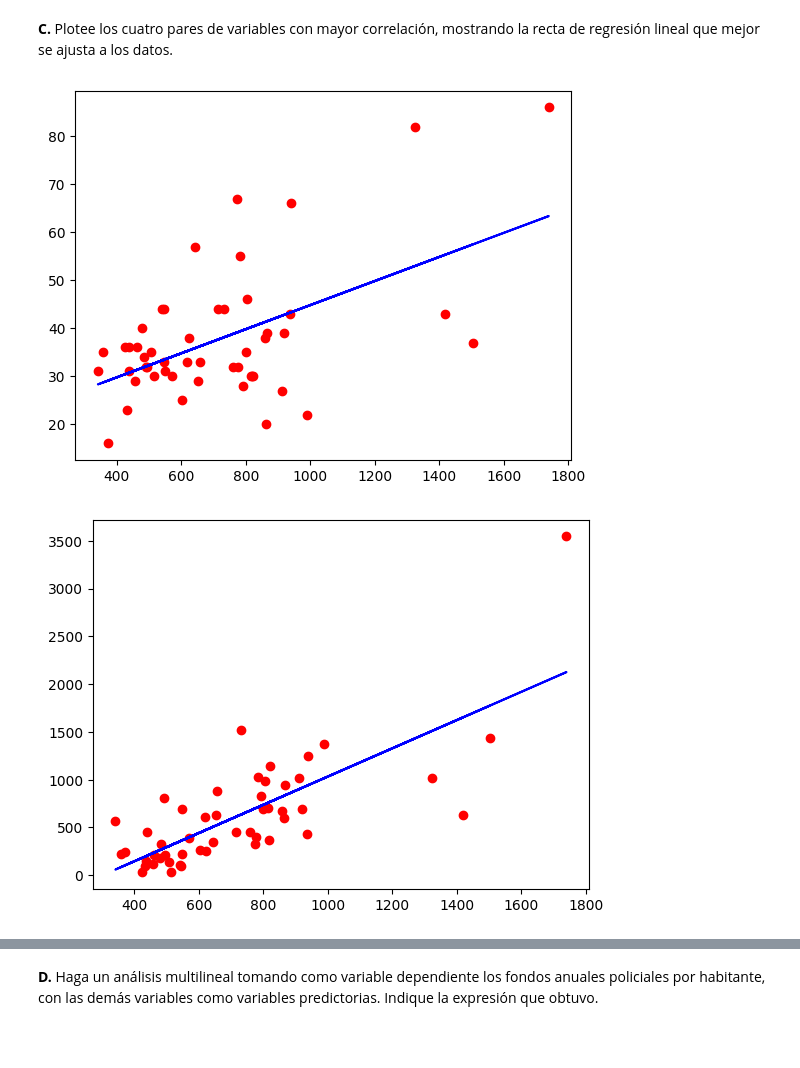
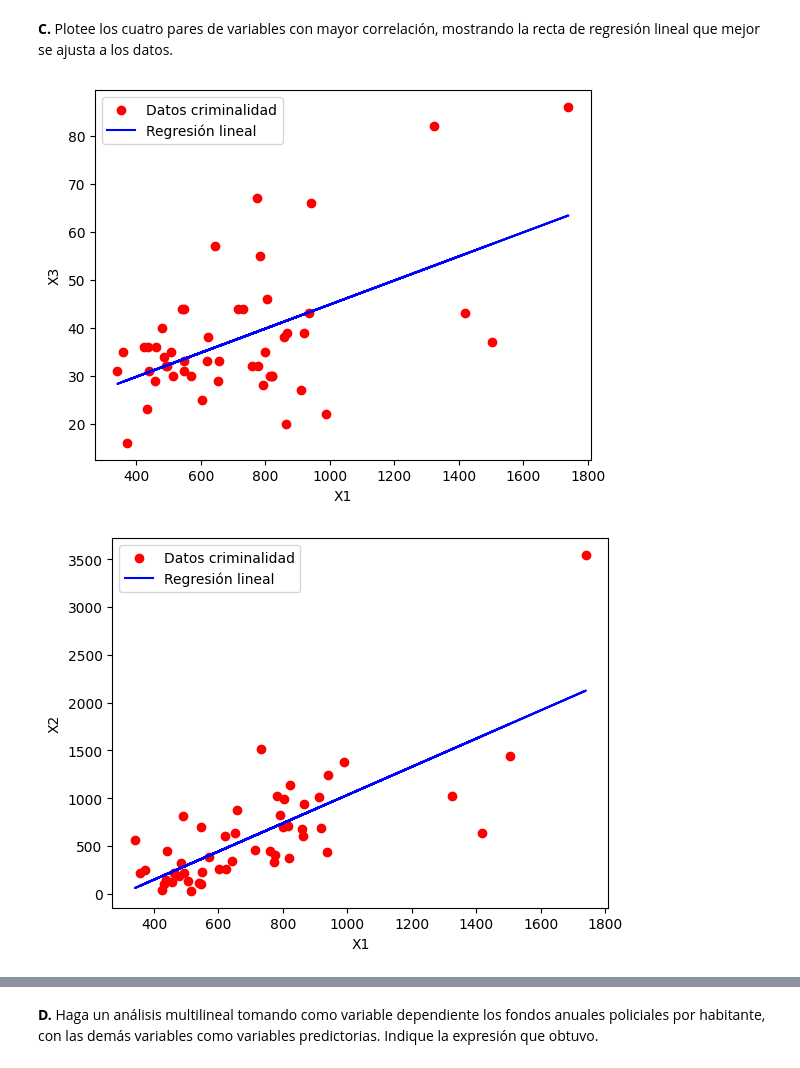
Before and after one commit to bermudez05/Siniestralidad_Bogota_BD, a Jupyter notebook: Taller 4/Taller_4.ipynb, the cells around one changed output, grey strips where cells are left out. Saved outputs shown, nothing was run; the diff lists cells and outputs as text; code cells hidden in the pictures; blank space fills up the shorter version.

Commit message:
etiquetas

```diff
--- a/Taller 4/Taller_4.ipynb
+++ b/Taller 4/Taller_4.ipynb
@@ -168,26 +168,34 @@ Vemos que las variables con mayor correlación son:
 # %%
 import numpy as np
 import matplotlib.pyplot as plt
 import pandas as pd
 
-def linear_regression(X, Y):
-    a = np.inner(X,X)
+import numpy as np
+import matplotlib.pyplot as plt
+
+def linear_regression(X, Y, xlabel="X", ylabel="Y"):
+    a = np.inner(X, X)
     b = np.sum(X)
-    c = np.inner(X,Y)
+    c = np.inner(X, Y)
     d = np.sum(Y)
     N = len(X)
-    Delta = a*N-b*b
-    A =(N*c-b*d)/Delta
-    B =(a*d-b*c)/Delta
-    Y_pred = A*X+B
-    plt.scatter(X, Y,color='red')
-    plt.plot(X, Y_pred, color='blue')
+    Delta = a * N - b * b
+    A = (N * c - b * d) / Delta
+    B = (a * d - b * c) / Delta
+    Y_pred = A * X + B
+
+    plt.scatter(X, Y, color='red', label="Datos criminalidad")
+    plt.plot(X, Y_pred, color='blue', label="Regresión lineal")
+    plt.xlabel(xlabel)
+    plt.ylabel(ylabel)
+    plt.legend()
     plt.show()
 
-linear_regression(criminalidad['X1'], criminalidad['X3'])
-linear_regression(criminalidad['X1'], criminalidad['X2'])
-linear_regression(criminalidad['X7'], criminalidad['X6'])
-linear_regression(criminalidad['X7'], criminalidad['X4'])
+# Llamadas a la función con etiquetas personalizadas
+linear_regression(criminalidad['X1'], criminalidad['X3'], xlabel="X1", ylabel="X3")
+linear_regression(criminalidad['X1'], criminalidad['X2'], xlabel="X1", ylabel="X2")
+linear_regression(criminalidad['X7'], criminalidad['X6'], xlabel="X7", ylabel="X6")
+linear_regression(criminalidad['X7'], criminalidad['X4'], xlabel="X7", ylabel="X4")
 # %% [output]
-[figure, old version]
+[figure, new version]
-[figure, old version]
+[figure, new version]
```
Also changed, not shown: parts of 3 cells of this notebook.
